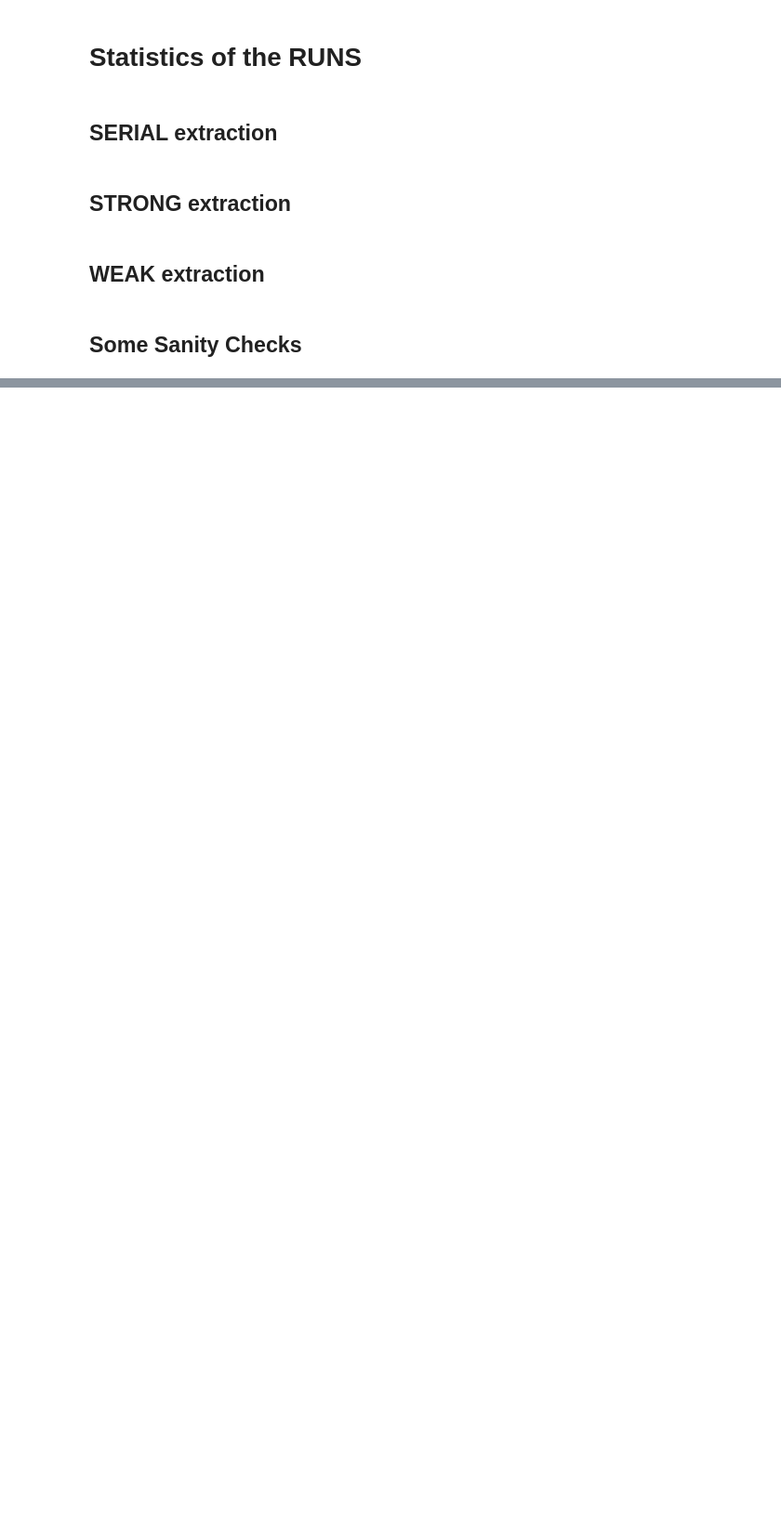
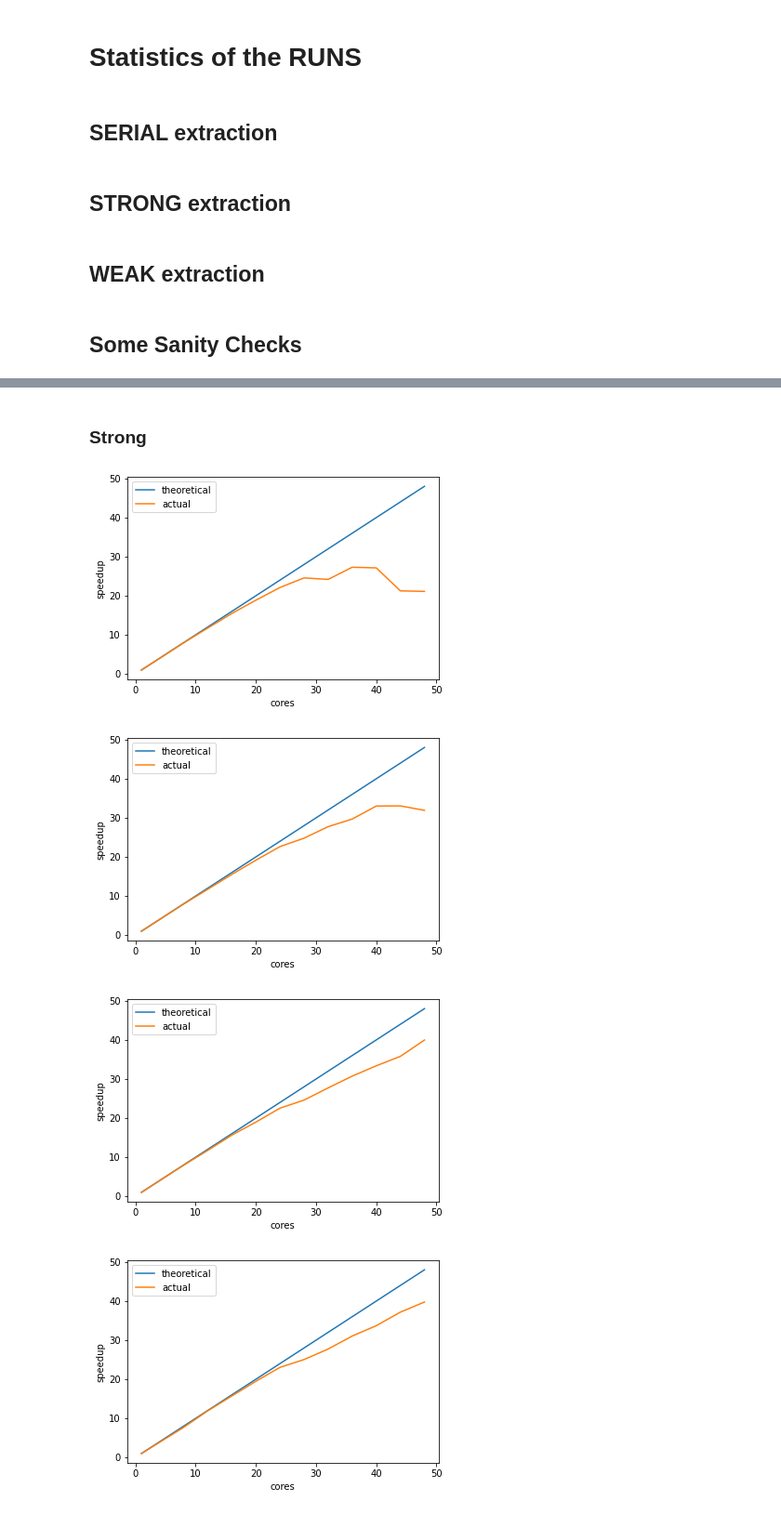
Before and after one commit to pogmat/Foundations_of_HPC_2020, a Jupyter notebook: Assignement1/code/results/stats.ipynb, the cells around one changed output, grey strips where cells are left out. Shown at 93% size. Cells and saved outputs as stored; diff of their text form; code cells hidden in the pictures; blank space fills up the shorter version.

```diff
--- a/Assignement1/code/results/stats.ipynb
+++ b/Assignement1/code/results/stats.ipynb
@@ -164,0 +291,25 @@ max([el['dev_p'] for el in weak_dev_p])
+# %%
+weak_df = {key: pd.DataFrame(value) for key, value in weak_results.items()}
+
+weak_csv_name = "weak-scalability-10to{:02d}.csv"
+weak_tabs = dict()
+for exp, data in weak_df.items():
+    data['max_proc_t'] = data['procs_t'].apply(max)
+    groups = data[['P', 'max_proc_t']].groupby('P')
+    keys = list(groups.groups.keys())
+    weak_tt = []
+    for key in keys:
+        tab = groups.get_group(key).iloc[:,1:]
+        tab.columns=[""]
+        tab = tab.transpose()
+        avg = tab.mean(axis=1)
+        max_dev = tab.max(axis=1) - tab.min(axis=1)
+        tab.columns=['run1', 'run2', 'run3']
+        tab.insert(0, 'error_bar', max_dev)
+        tab.insert(0, 'avg', avg)
+        tab.insert(0, 'GPU processors', key)
+        tab.set_index('GPU processors')
+        weak_tt.append(tab)
+    this_df = pd.concat(weak_tt)
+    weak_tabs[exp] = this_df
+    this_df.to_csv(weak_csv_name.format(exp), index=False)
@@ -164,0 +373,19 @@ max([el['dev_p'] for el in weak_dev_p])
+# %% [markdown]
+### Strong
+# %%
+for exp, data in strong_tabs.items():
+    arr = np.array(strong_tabs[exp][['GPU processors', 'avg']])
+    arr[:,1] = arr[0, 1] / arr[:,1]
+
+    fig, ax = plt.subplots()
+    ax.plot(arr[:,0], arr)
+    ax.set_xlabel("cores")
+    ax.set_ylabel("speedup")
+    ax.legend(['theoretical', 'actual'])
+
+    plt.show()
+# %% [output]
+[figure, added]
+[figure, added]
+[figure, added]
+[figure, added]
```
Also changed, not shown: parts of 23 cells of this notebook, 9 other files.
